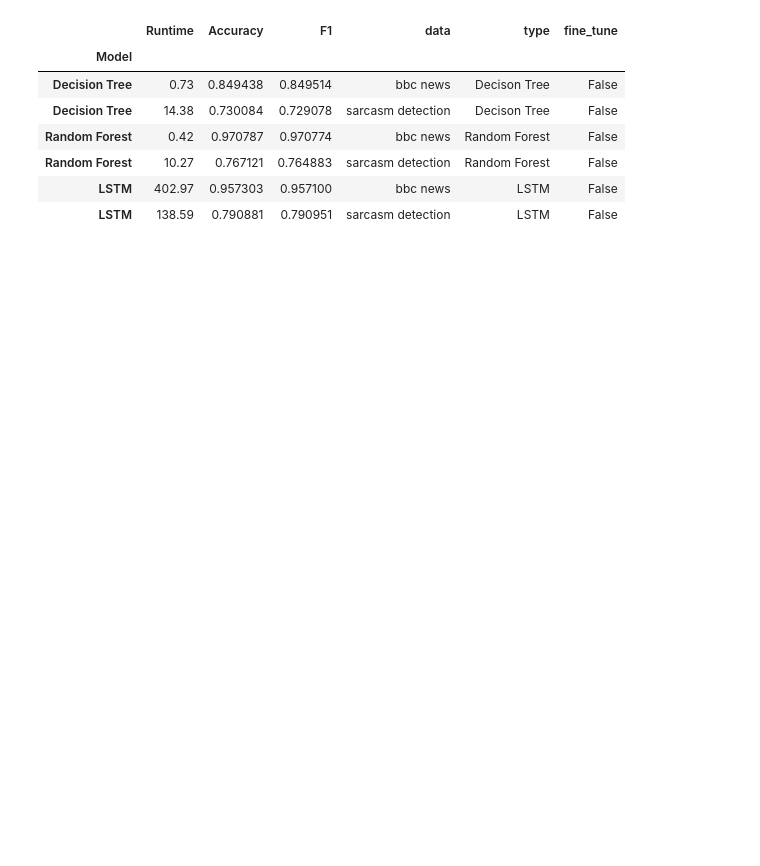
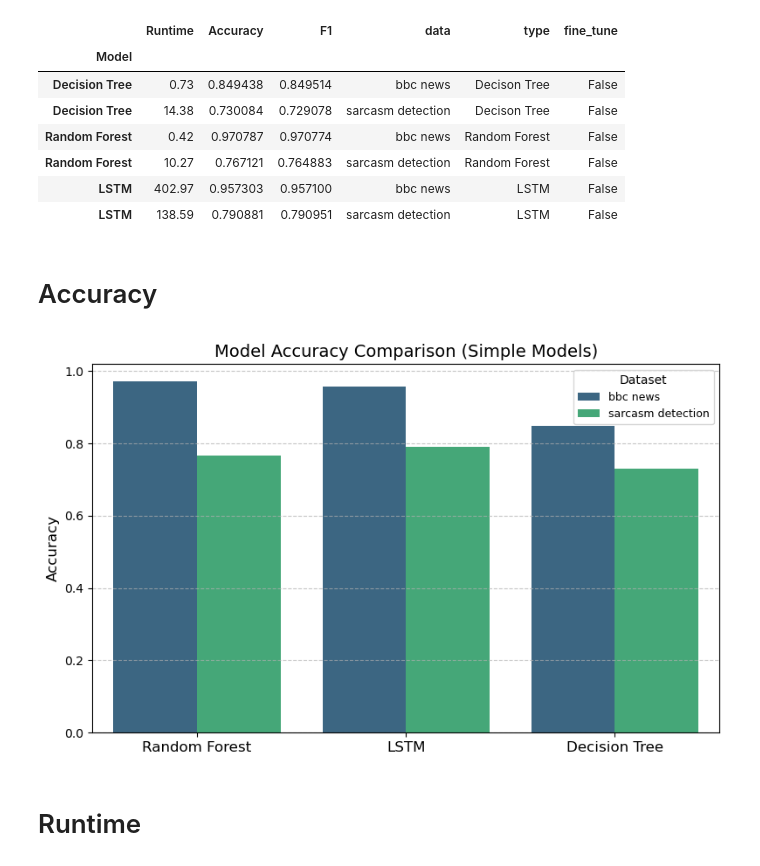
Before and after one commit to nzhussup/BachelorThesis, a Jupyter notebook: src/4_Evaluation.ipynb, the cells around one changed output. Drawn from its saved outputs; the diff is of its cells as text; code cells hidden in the pictures; blank space fills up the shorter version.

```diff
--- a/src/4_Evaluation.ipynb
+++ b/src/4_Evaluation.ipynb
@@ -48,4 +49,46 @@ simple
 | Random Forest | 10.27 | 0.767121 | 0.764883 | sarcasm detection | Random Forest | False |
 | LSTM | 402.97 | 0.957303 | 0.957100 | bbc news | LSTM | False |
 | LSTM | 138.59 | 0.790881 | 0.790951 | sarcasm detection | LSTM | False |
+# %% [markdown]
+# Accuracy
+# %%
+simple_sorted = simple.sort_values(by='Accuracy', ascending=False)
+# fine_tuned_sorted = fine_tuned.sort_values(by='Accuracy', ascending=False)
+
+# # Create the subplots
+# fig, axes = plt.subplots(1, 2, figsize=(20, 8), sharey=True)
+
+# # Plot for simple models
+# sns.barplot(data=simple_sorted, x=simple_sorted.index, y="Accuracy", hue="data", palette="viridis", ax=axes[0])
+# axes[0].set_title('Model Accuracy Comparison (Simple Models)', fontsize=20)
+# axes[0].set_xlabel('')
+# axes[0].set_ylabel('Accuracy', fontsize=16)
+# axes[0].tick_params(axis='x', rotation=0, labelsize = 16)
+# axes[0].grid(axis='y', linestyle='--', alpha=0.7)
+# axes[0].legend(title='Dataset', fontsize=14)
+
+# # Plot for fine-tuned models
+# sns.barplot(data=fine_tuned_sorted, x=fine_tuned_sorted.index, y="Accuracy", hue="data", palette="viridis", ax=axes[1])
+# axes[1].set_title('Model Accuracy Comparison (Fine-tuned Models)', fontsize=20)
+# axes[1].set_xlabel('')
+# axes[1].set_ylabel('')  # No y-label as it's shared
+# axes[1].tick_params(axis='x', rotation=0, labelsize = 16)
+# axes[1].grid(axis='y', linestyle='--', alpha=0.7)
+# axes[1].legend(title='Dataset', fontsize=14)
+
+# plt.tight_layout()
+
+plt.figure(figsize=(8,5))
+sns.barplot(data=simple_sorted, x=simple_sorted.index, y="Accuracy", hue="data", palette="viridis")
+plt.title('Model Accuracy Comparison (Simple Models)', fontsize=14)
+plt.xlabel('')
+plt.ylabel('Accuracy', fontsize=12)
+plt.xticks(rotation=0, fontsize=12)
+plt.grid(axis='y', linestyle='--', alpha=0.7)
+plt.legend(title='Dataset', fontsize=9)
+plt.tight_layout()
+# %% [output]
+[figure, added]
+# %% [markdown]
+# Runtime
 # %%
```
Also changed, not shown: parts of 13 cells of this notebook, 1 other file.
